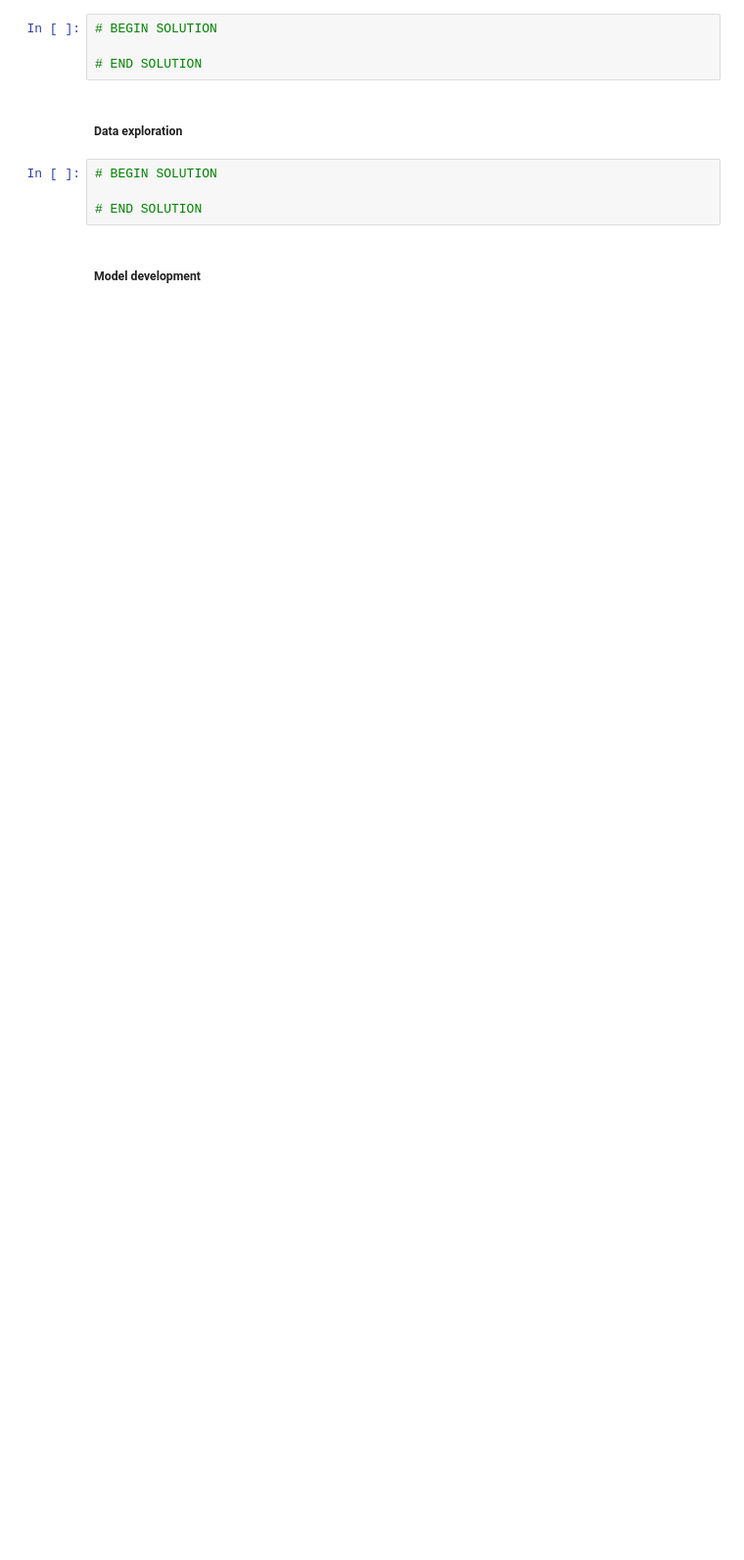
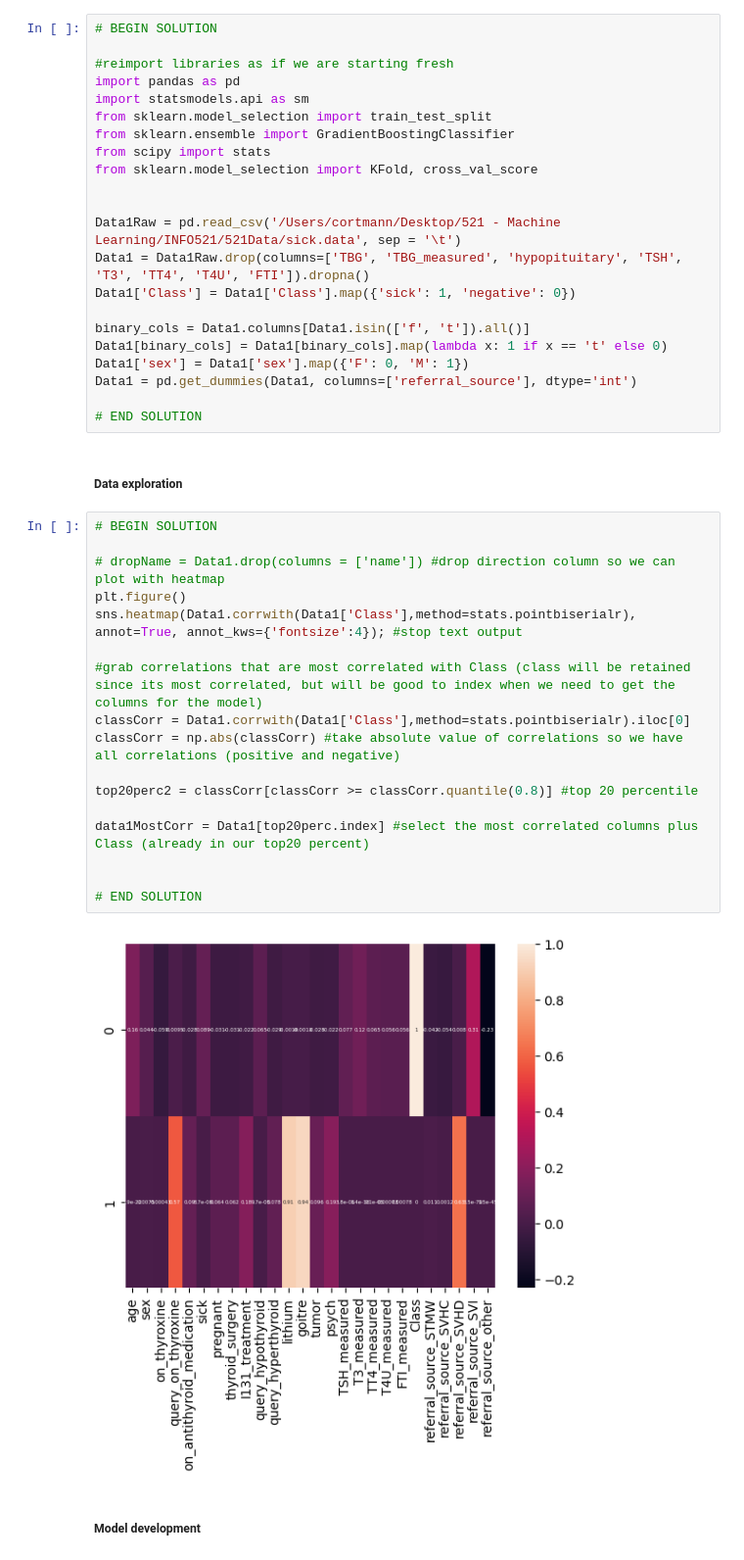
Before and after one commit to christian-ortmann/INFO521, a Jupyter notebook: ortmann_hw7_521.ipynb, the cells around one changed output. Shown at 98% size. Cells and saved outputs as stored; diff of their text form; blank space fills up the shorter version.

```diff
--- a/ortmann_hw7_521.ipynb
+++ b/ortmann_hw7_521.ipynb
@@ -147,13 +267,46 @@ print(pred_summary)
 # %%
 # BEGIN SOLUTION
 
+#reimport libraries as if we are starting fresh
+import pandas as pd
+import statsmodels.api as sm
+from sklearn.model_selection import train_test_split
+from sklearn.ensemble import GradientBoostingClassifier
+from scipy import stats
+from sklearn.model_selection import KFold, cross_val_score
+
+
+Data1Raw = pd.read_csv('/Users/cortmann/Desktop/521 - Machine Learning/INFO521/521Data/sick.data', sep = '\t')
+Data1 = Data1Raw.drop(columns=['TBG', 'TBG_measured', 'hypopituitary', 'TSH', 'T3', 'TT4', 'T4U', 'FTI']).dropna()
+Data1['Class'] = Data1['Class'].map({'sick': 1, 'negative': 0})
+
+binary_cols = Data1.columns[Data1.isin(['f', 't']).all()]
+Data1[binary_cols] = Data1[binary_cols].map(lambda x: 1 if x == 't' else 0)
+Data1['sex'] = Data1['sex'].map({'F': 0, 'M': 1})
+Data1 = pd.get_dummies(Data1, columns=['referral_source'], dtype='int')
+
 # END SOLUTION
 # %% [markdown]
 ##### Data exploration
 # %%
 # BEGIN SOLUTION
 
+# dropName = Data1.drop(columns = ['name']) #drop direction column so we can plot with heatmap
+plt.figure()
+sns.heatmap(Data1.corrwith(Data1['Class'],method=stats.pointbiserialr), annot=True, annot_kws={'fontsize':4}); #stop text output
+
+#grab correlations that are most correlated with Class (class will be retained since its most correlated, but will be good to index when we need to get the columns for the model)
+classCorr = Data1.corrwith(Data1['Class'],method=stats.pointbiserialr).iloc[0]
+classCorr = np.abs(classCorr) #take absolute value of correlations so we have all correlations (positive and negative)
+
+top20perc2 = classCorr[classCorr >= classCorr.quantile(0.8)] #top 20 percentile
+
+data1MostCorr = Data1[top20perc.index] #select the most correlated columns plus Class (already in our top20 percent)
+
+
 # END SOLUTION
+# %% [output]
+[figure, added]
 # %% [markdown]
 ##### Model development
 # %%
```
Also changed, not shown: parts of 9 cells of this notebook.
